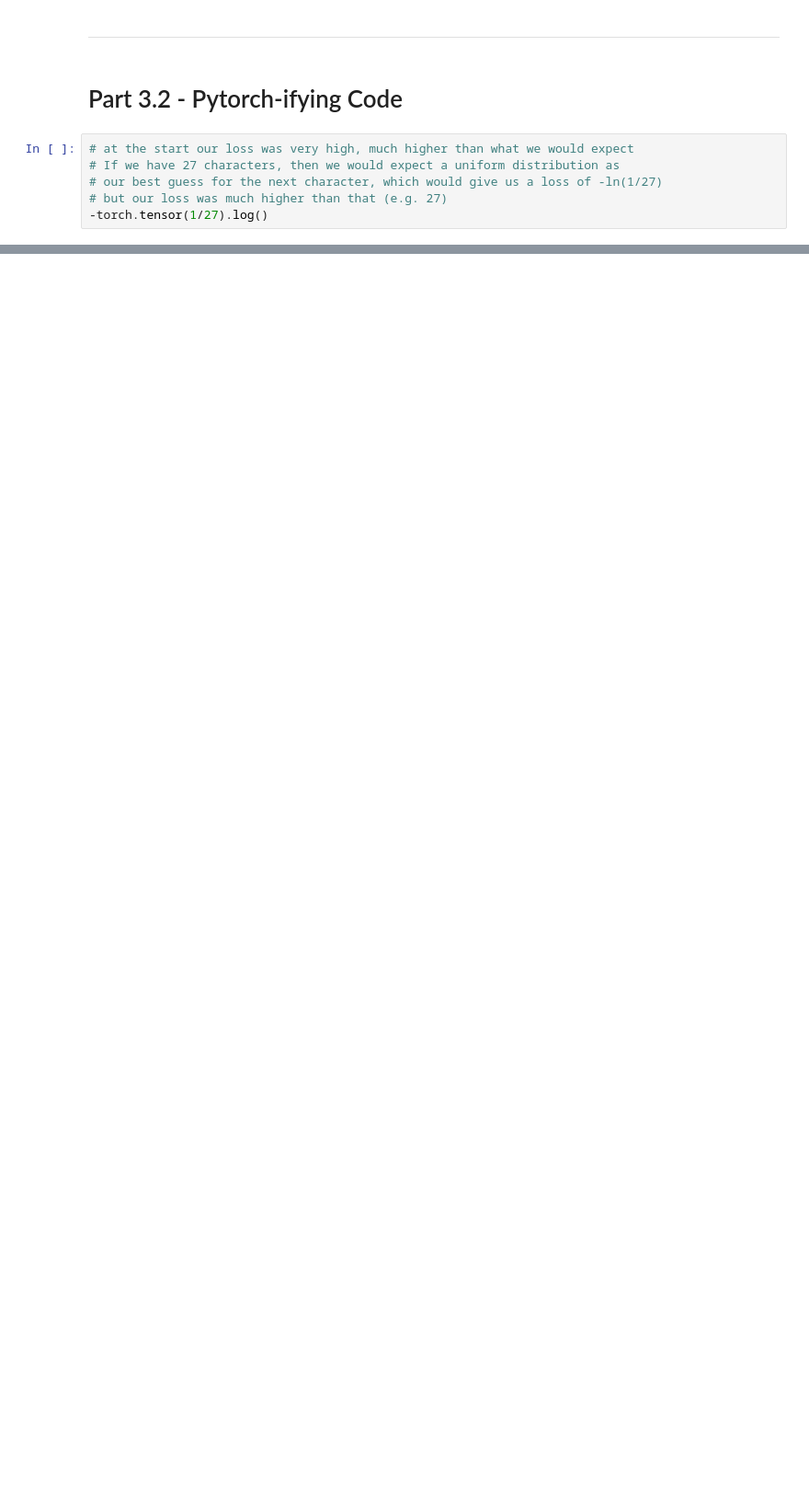
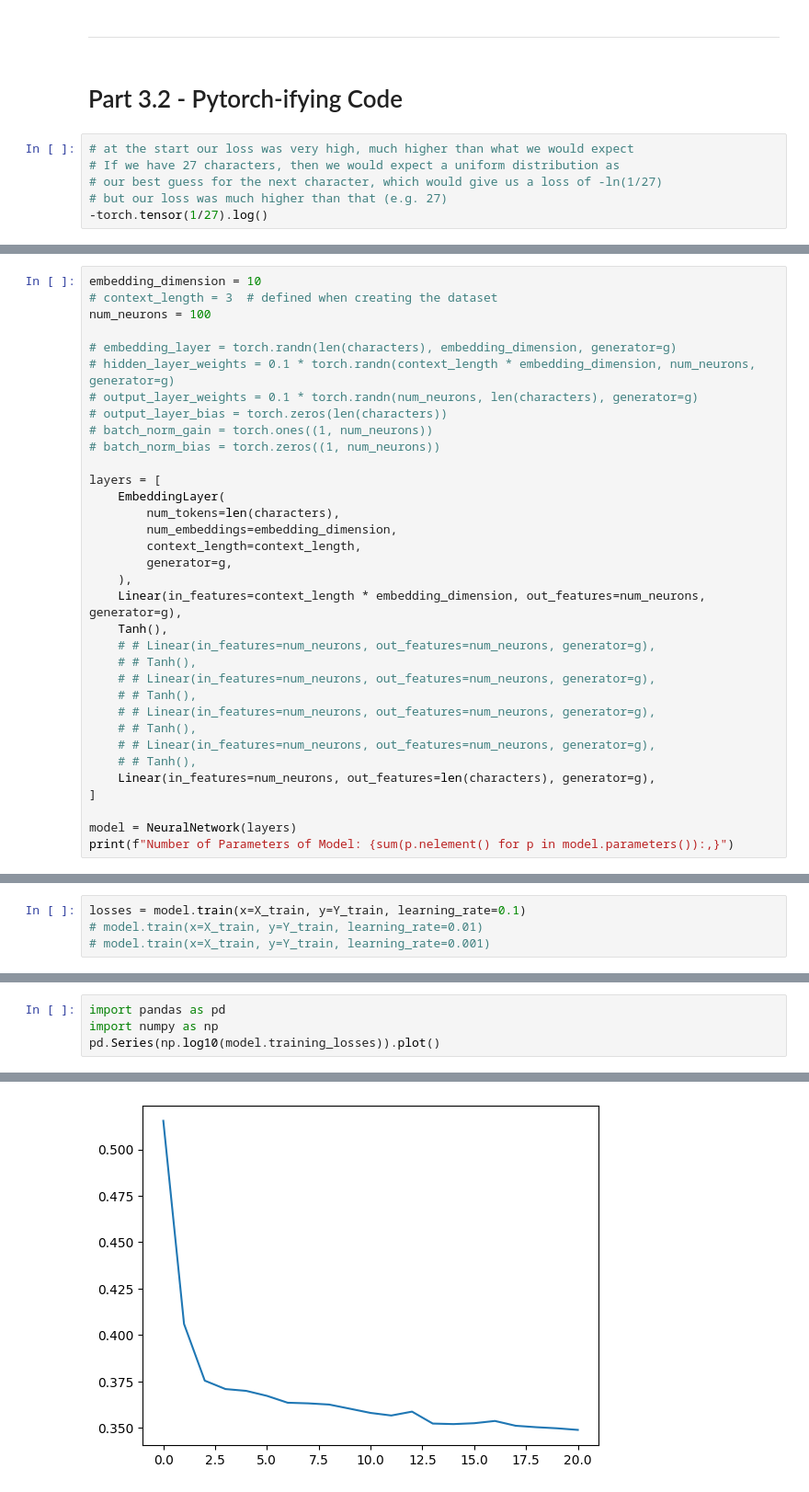
Before and after one commit to shane-kercheval/makemore, a Jupyter notebook: part_2_3_my_code.ipynb, the cells around one changed output, grey strips where cells are left out. Shown: that part at 92% size. Drawn from its saved outputs; the diff is of its cells as text; blank space fills up the shorter version.

```diff
--- a/part_2_3_my_code.ipynb
+++ b/part_2_3_my_code.ipynb
@@ -900,0 +1071,34 @@ torch.Size([10])
+# %%
+embedding_dimension = 10
+# context_length = 3  # defined when creating the dataset
+num_neurons = 100
+
+# embedding_layer = torch.randn(len(characters), embedding_dimension, generator=g)
+# hidden_layer_weights = 0.1 * torch.randn(context_length * embedding_dimension, num_neurons, generator=g)
+# output_layer_weights = 0.1 * torch.randn(num_neurons, len(characters), generator=g)
+# output_layer_bias = torch.zeros(len(characters))
+# batch_norm_gain = torch.ones((1, num_neurons))
+# batch_norm_bias = torch.zeros((1, num_neurons))
+
+layers = [
+    EmbeddingLayer(
+        num_tokens=len(characters),
+        num_embeddings=embedding_dimension,
+        context_length=context_length,
+        generator=g,
+    ),
+    Linear(in_features=context_length * embedding_dimension, out_features=num_neurons, generator=g),
+    Tanh(),
+    # # Linear(in_features=num_neurons, out_features=num_neurons, generator=g),
+    # # Tanh(),
+    # # Linear(in_features=num_neurons, out_features=num_neurons, generator=g),
+    # # Tanh(),
+    # # Linear(in_features=num_neurons, out_features=num_neurons, generator=g),
+    # # Tanh(),
+    # # Linear(in_features=num_neurons, out_features=num_neurons, generator=g),
+    # # Tanh(),
+    Linear(in_features=num_neurons, out_features=len(characters), generator=g),
+]
+
+model = NeuralNetwork(layers)
+print(f"Number of Parameters of Model: {sum(p.nelement() for p in model.parameters()):,}")
@@ -900,0 +1109,4 @@ torch.Size([10])
+# %%
+losses = model.train(x=X_train, y=Y_train, learning_rate=0.1)
+# model.train(x=X_train, y=Y_train, learning_rate=0.01)
+# model.train(x=X_train, y=Y_train, learning_rate=0.001)
@@ -900,0 +1131,5 @@ torch.Size([10])
+# %%
+import pandas as pd
+import numpy as np
+pd.Series(np.log10(model.training_losses)).plot()
+# %% [output]
@@ -900,0 +1137 @@ torch.Size([10])
+[figure, added]
```
Also changed, not shown: parts of 19 cells of this notebook.
